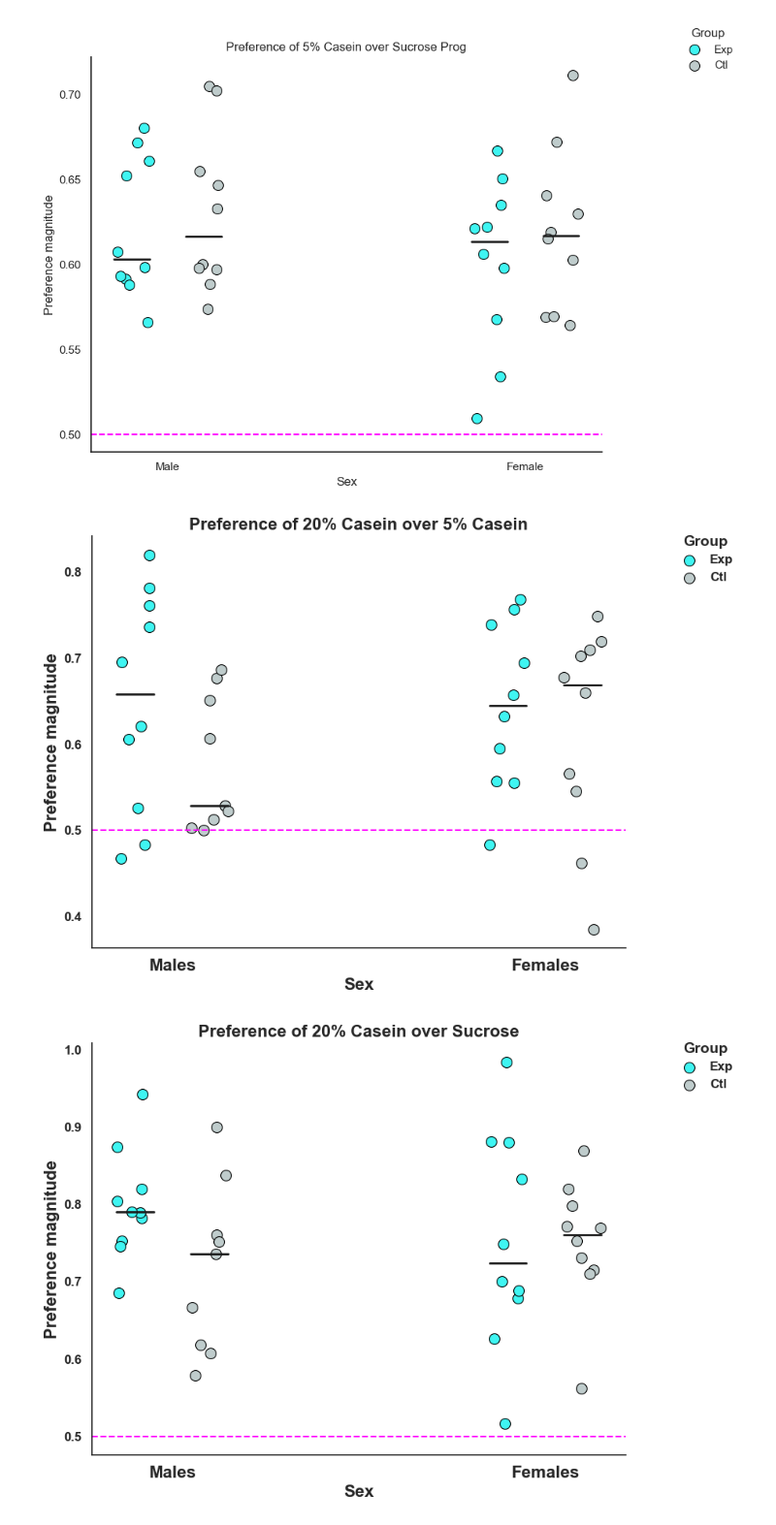
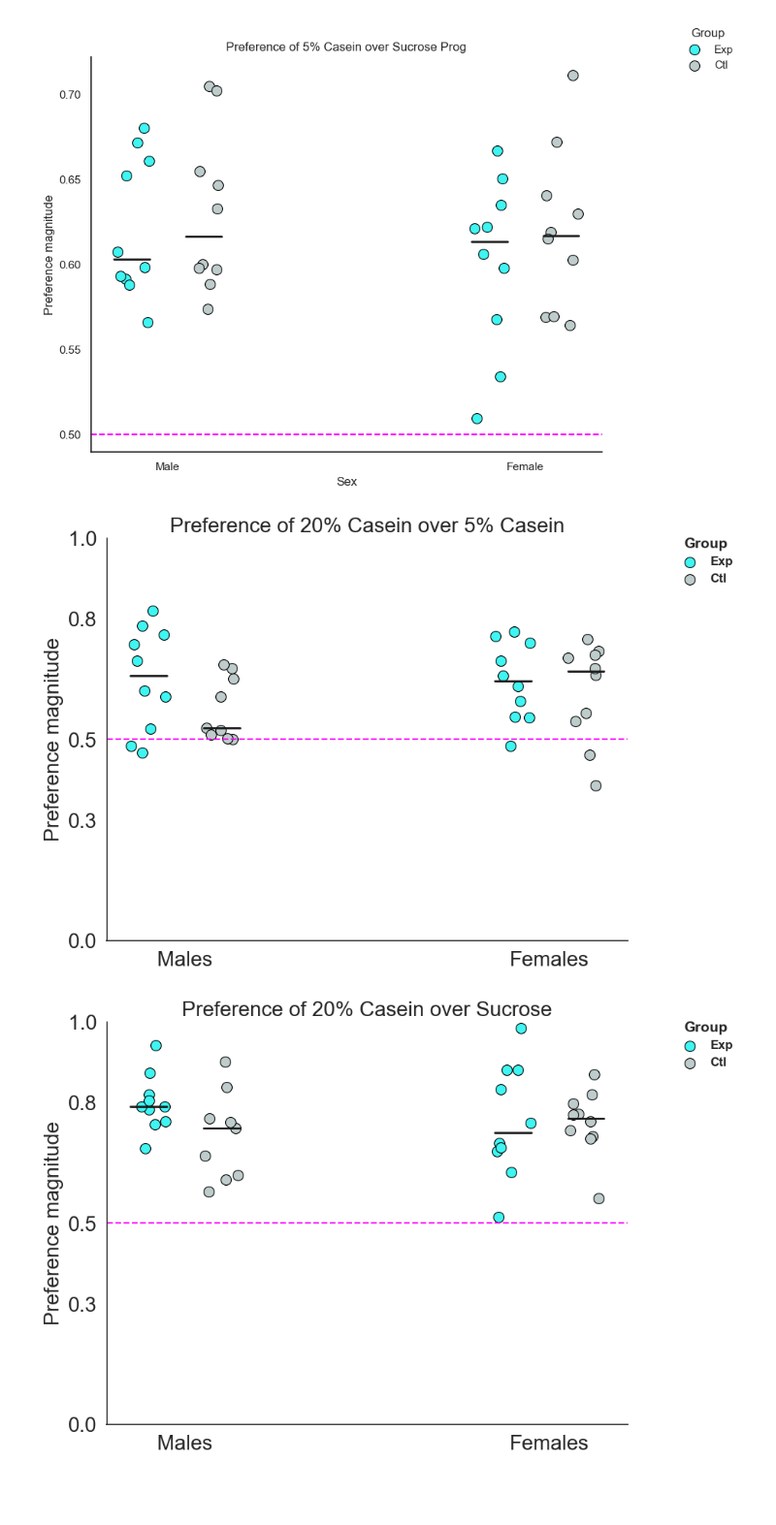
Before and after one commit to Htbibalan/FEDPROFERENCE, a Jupyter notebook: notebooks/RATIO_PREFERENCE.ipynb, the cells around one changed output. Shown at 97% size. Cells and saved outputs as stored; diff of their text form; code cells hidden in the pictures; blank space fills up the shorter version.

Commit message:
V2_poster_plots

```diff
--- a/notebooks/RATIO_PREFERENCE.ipynb
+++ b/notebooks/RATIO_PREFERENCE.ipynb
@@ -925,19 +925,18 @@ import numpy as np
 file_path = '../results/CHOICE_RATIOS.csv'
 new_data = pd.read_csv(file_path)
 
-
 plt.rcParams.update({
-    'font.size': 16,          # Global font size
-    'font.weight': 'bold',    # Global font weight
-    'axes.titlesize': 16,     # Font size of the axes title
-    'axes.titleweight': 'bold', # Font weight of the axes title
-    'axes.labelsize': 16,     # Font size of the x and y labels
-    'axes.labelweight': 'bold', # Font weight of the x and y labels
-    'xtick.labelsize': 12,    # Font size of the x tick labels
-    'ytick.labelsize': 12,    # Font size of the y tick labels
-    'legend.fontsize': 14,    # Font size of the legend
-    'figure.titlesize': 16,   # Font size of the figure title
-    'figure.titleweight': 'bold' # Font weight of the figure title
+    'font.size': 20,          # Global font size
+    # 'font.weight': 'bold',    # Global font weight
+    'axes.titlesize': 20,     # Font size of the axes title
+    # 'axes.titleweight': 'bold', # Font weight of the axes title
+    'axes.labelsize': 20,     # Font size of the x and y labels
+    # 'axes.labelweight': 'bold', # Font weight of the x and y labels
+    'xtick.labelsize': 20,    # Font size of the x tick labels
+    'ytick.labelsize': 20,    # Font size of the y tick labels
+    'legend.fontsize': 20,    # Font size of the legend
+    'figure.titlesize': 20,   # Font size of the figure title
+    # 'figure.titleweight': 'bold' # Font weight of the figure title
 })
 
 # Plotting scatter plots from the newly created dataframe new_data
@@ -973,40 +972,41 @@ for ratio_column in ratio_columns:
         )
 
     plt.axhline(0.5, ls='--', color='magenta')  # Reference line at y=0.5
-    plt.title(f'Preference of {title}', fontsize=16, fontweight='bold')
-    plt.xticks([0, 1], ['Males', 'Females'], fontsize=16, fontweight='bold')  # Set x-axis labels
-    plt.yticks(fontsize=12, fontweight='bold')  # Set y-axis labels
-    plt.xlabel('Sex', fontsize=16, fontweight='bold')
-    plt.ylabel('Preference magnitude', fontsize=16, fontweight='bold')  # Replace y-axis label with "Protein preference"
+    plt.title(f'Preference of {title}', fontsize=20)
+    plt.xticks([0, 1], ['Males', 'Females'], fontsize=20)  # Set x-axis labels
+    plt.yticks([0, 0.3, 0.5, 0.8, 1], fontsize=20)  # Set y-axis labels
+    # plt.xlabel('Sex', fontsize=16)
+    plt.ylim(0, 1)  # Ensure y-axis limits are between 0 and 1
+    plt.ylabel('Preference magnitude', fontsize=20)  # Replace y-axis label with "Protein preference"
 
     # Calculate and plot median lines
     medians = new_data.groupby(['SEX', 'DIET'])[ratio_column].median().reset_index()
     for sex in medians['SEX'].unique():
         for diet in medians['DIET'].unique():
             median_value = medians[(medians['SEX'] == sex) & (medians['DIET'] == diet)][ratio_column].values[0]
             plt.plot([sex_mapping[sex] + offset[diet] - 0.05, sex_mapping[sex] + offset[diet] + 0.05],
                      [median_value, median_value], color='k', linewidth=2, alpha=1)
 
     # Customize legend
     handles, labels = plt.gca().get_legend_handles_labels()
     legend_labels = {'PR': 'Exp', 'NR': 'Ctl'}
     updated_handles = [handles[labels.index('PR')], handles[labels.index('NR')]]
     updated_labels = [legend_labels[label] for label in ['PR', 'NR']]
 
     plt.legend(updated_handles, updated_labels, title='Group', loc='upper right', frameon=False, borderaxespad=-0.5, bbox_to_anchor=(1.2, 1))
     # Make legend title and legend labels bold
     plt.setp(plt.gca().get_legend().get_title(), fontsize=14, fontweight='bold')
     plt.setp(plt.gca().get_legend().get_texts(), fontsize=12, fontweight='bold')
 
     # Remove the background grid lines
     plt.grid(False)
 
     # Remove top and right spines
     sns.despine()
 
     # Save the plot
-    plt.savefig(f'../plots/FINAL_PLOTS_FOR_FENS24/Preference_of_{title}.pdf', bbox_inches='tight')
+    #plt.savefig(f'../plots/FINAL_PLOTS_FOR_FENS24/Preference_of_{title}.pdf', bbox_inches='tight')
     plt.show()
 # %% [output]
-[figure, old version]
+[figure, new version]
-[figure, old version]
+[figure, new version]
```
Also changed, not shown: parts of 5 cells of this notebook, 58 other files.
